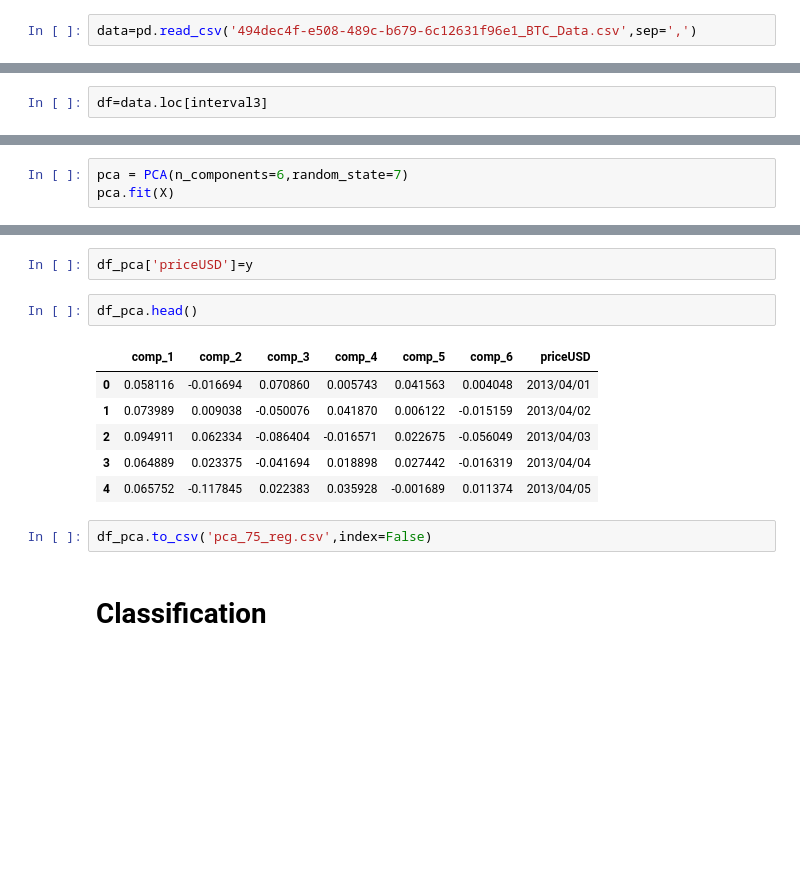
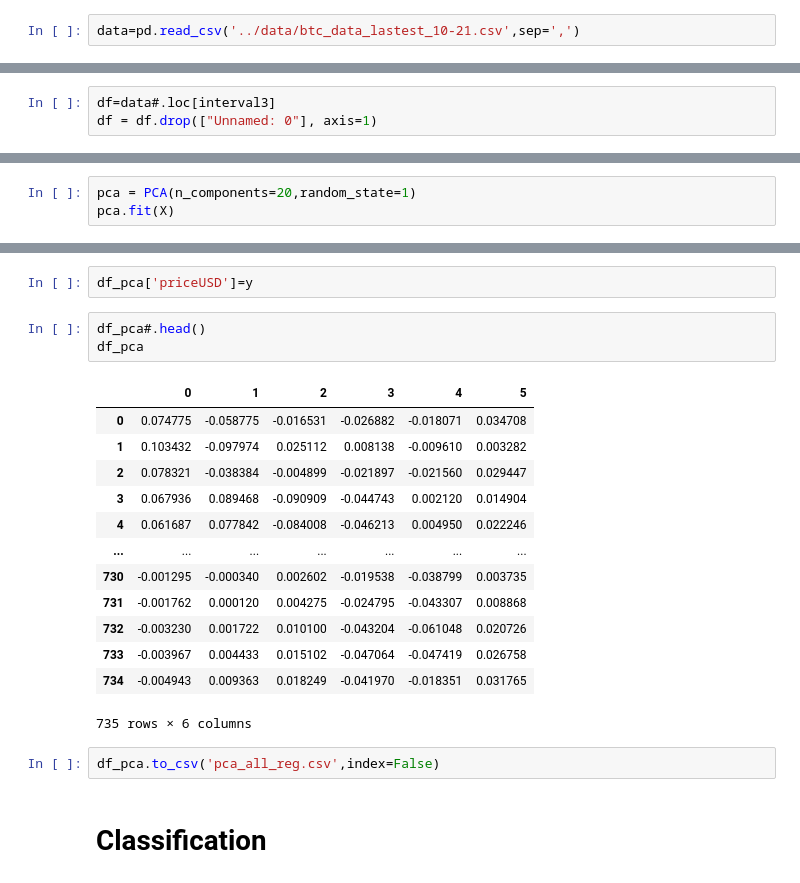
Before and after one commit to deepanshgandhi/Bitcoin-Price-Forecast, a Jupyter notebook: models/PCA.ipynb, the cells around one changed output, grey strips where cells are left out. Cells and saved outputs as stored; diff of their text form; blank space fills up the shorter version.

```diff
--- a/models/PCA.ipynb
+++ b/models/PCA.ipynb
@@ -9,7 +9,7 @@ from sklearn.model_selection import train_test_split
 from sklearn.metrics import mean_absolute_error, r2_score, mean_squared_error
 %matplotlib inline
 # %%
-data=pd.read_csv('494dec4f-e508-489c-b679-6c12631f96e1_BTC_Data.csv',sep=',')
+data=pd.read_csv('../data/btc_data_lastest_10-21.csv',sep=',')
 # %%
 data.interpolate(axis=0,inplace=True)
 # %%
@@ -17,3 +32,4 @@ interval3=(data['Date'] >= '2013/04/01') & (data['Date'] <= '2019/12/31')
 # %%
-df=data.loc[interval3]
+df=data#.loc[interval3]
+df = df.drop(["Unnamed: 0"], axis=1)
 # %%
@@ -49,4 +81,4 @@ X=scale.fit_transform(X)
 # %%
-pca = PCA(n_components=6,random_state=7)
+pca = PCA(n_components=20,random_state=1)
 pca.fit(X)
 # %% [output]
@@ -82,16 +138,24 @@ y.reset_index(drop=True,inplace=True)
 # %%
 df_pca['priceUSD']=y
 # %%
-df_pca.head()
+df_pca#.head()
+df_pca
 # %% [output]
-|  | comp_1 | comp_2 | comp_3 | comp_4 | comp_5 | comp_6 | priceUSD |
-| 0 | 0.058116 | -0.016694 | 0.070860 | 0.005743 | 0.041563 | 0.004048 | 2013/04/01 |
-| 1 | 0.073989 | 0.009038 | -0.050076 | 0.041870 | 0.006122 | -0.015159 | 2013/04/02 |
-| 2 | 0.094911 | 0.062334 | -0.086404 | -0.016571 | 0.022675 | -0.056049 | 2013/04/03 |
-| 3 | 0.064889 | 0.023375 | -0.041694 | 0.018898 | 0.027442 | -0.016319 | 2013/04/04 |
-| 4 | 0.065752 | -0.117845 | 0.022383 | 0.035928 | -0.001689 | 0.011374 | 2013/04/05 |
+|  | 0 | 1 | 2 | 3 | 4 | 5 |
+| 0 | 0.074775 | -0.058775 | -0.016531 | -0.026882 | -0.018071 | 0.034708 |
+| 1 | 0.103432 | -0.097974 | 0.025112 | 0.008138 | -0.009610 | 0.003282 |
+| 2 | 0.078321 | -0.038384 | -0.004899 | -0.021897 | -0.021560 | 0.029447 |
+| 3 | 0.067936 | 0.089468 | -0.090909 | -0.044743 | 0.002120 | 0.014904 |
+| 4 | 0.061687 | 0.077842 | -0.084008 | -0.046213 | 0.004950 | 0.022246 |
+| ... | ... | ... | ... | ... | ... | ... |
+| 730 | -0.001295 | -0.000340 | 0.002602 | -0.019538 | -0.038799 | 0.003735 |
+| 731 | -0.001762 | 0.000120 | 0.004275 | -0.024795 | -0.043307 | 0.008868 |
+| 732 | -0.003230 | 0.001722 | 0.010100 | -0.043204 | -0.061048 | 0.020726 |
+| 733 | -0.003967 | 0.004433 | 0.015102 | -0.047064 | -0.047419 | 0.026758 |
+| 734 | -0.004943 | 0.009363 | 0.018249 | -0.041970 | -0.018351 | 0.031765 |
+735 rows × 6 columns
 # %%
-df_pca.to_csv('pca_75_reg.csv',index=False)
+df_pca.to_csv('pca_all_reg.csv',index=False)
 # %% [markdown]
 # Classification
 # %%
```
Also changed, not shown: parts of 24 cells of this notebook, 10 other files.
